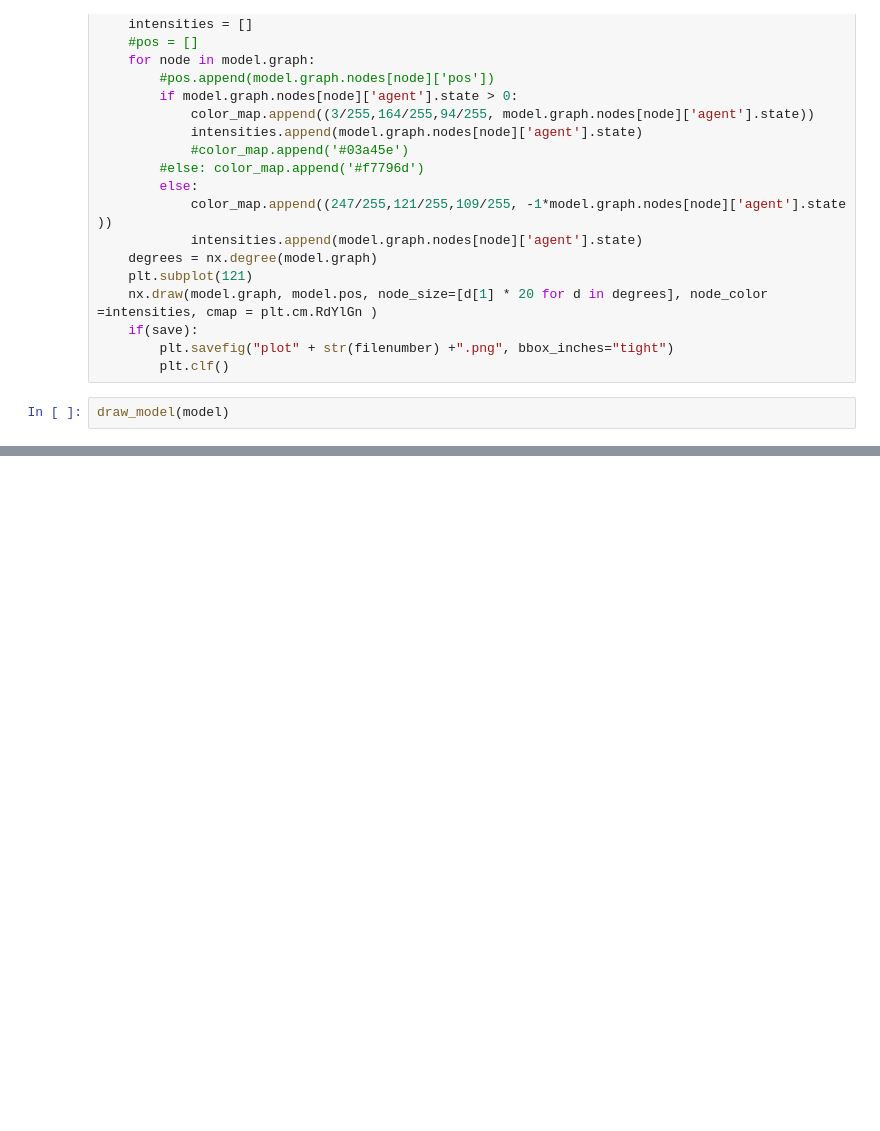
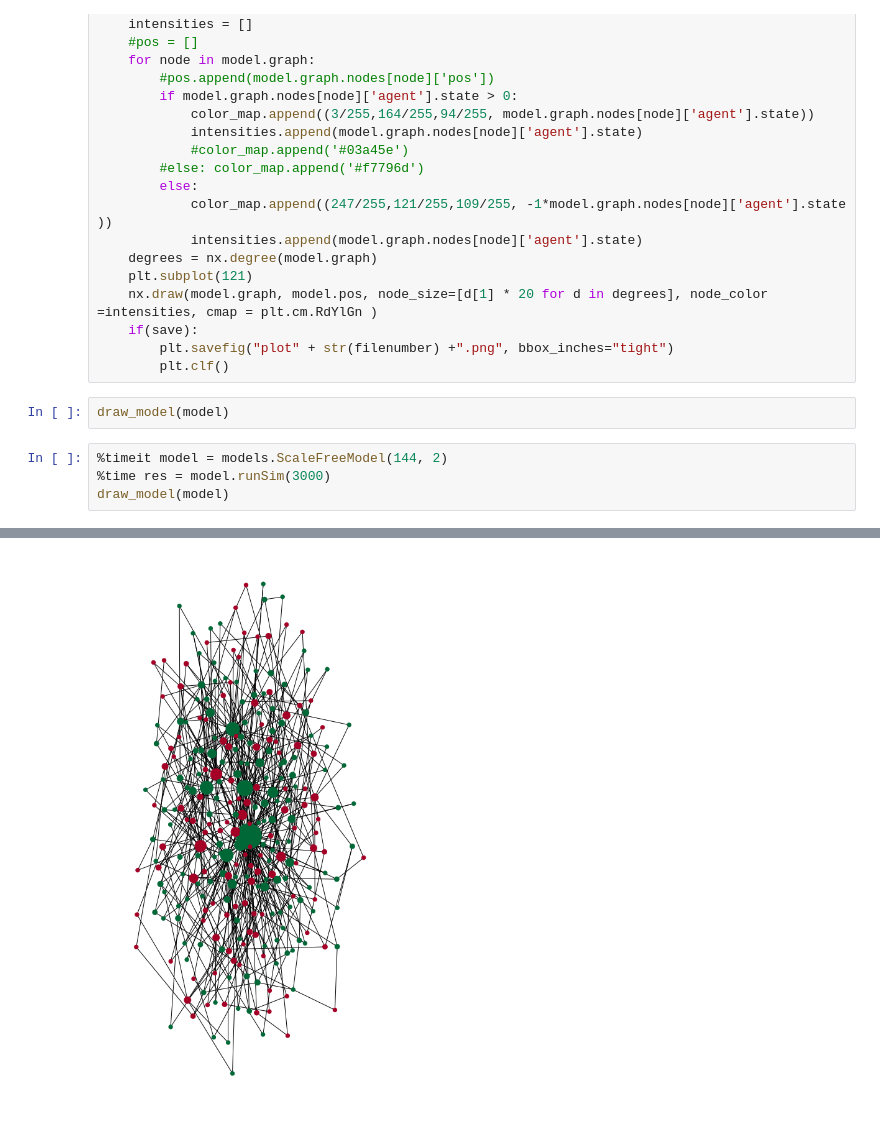
Before and after one commit to sigridbra/project-collective-altruism, a Jupyter notebook: Untitled.ipynb, the cells around one changed output, grey strips where cells are left out. Saved outputs shown, nothing was run; the diff lists cells and outputs as text; blank space fills up the shorter version.

```diff
--- a/Untitled.ipynb
+++ b/Untitled.ipynb
@@ -96,3 +91,8 @@ def draw_model(model, save=False, filenumber = None):
         plt.clf()
 # %%
 draw_model(model)
+# %%
+%timeit model = models.ScaleFreeModel(144, 2)
+%time res = model.runSim(3000)
+draw_model(model)
+# %% [output]
@@ -98,0 +102 @@ draw_model(model)
+[figure, added]
```
Also changed, not shown: parts of 2 cells of this notebook, 1 other file.
